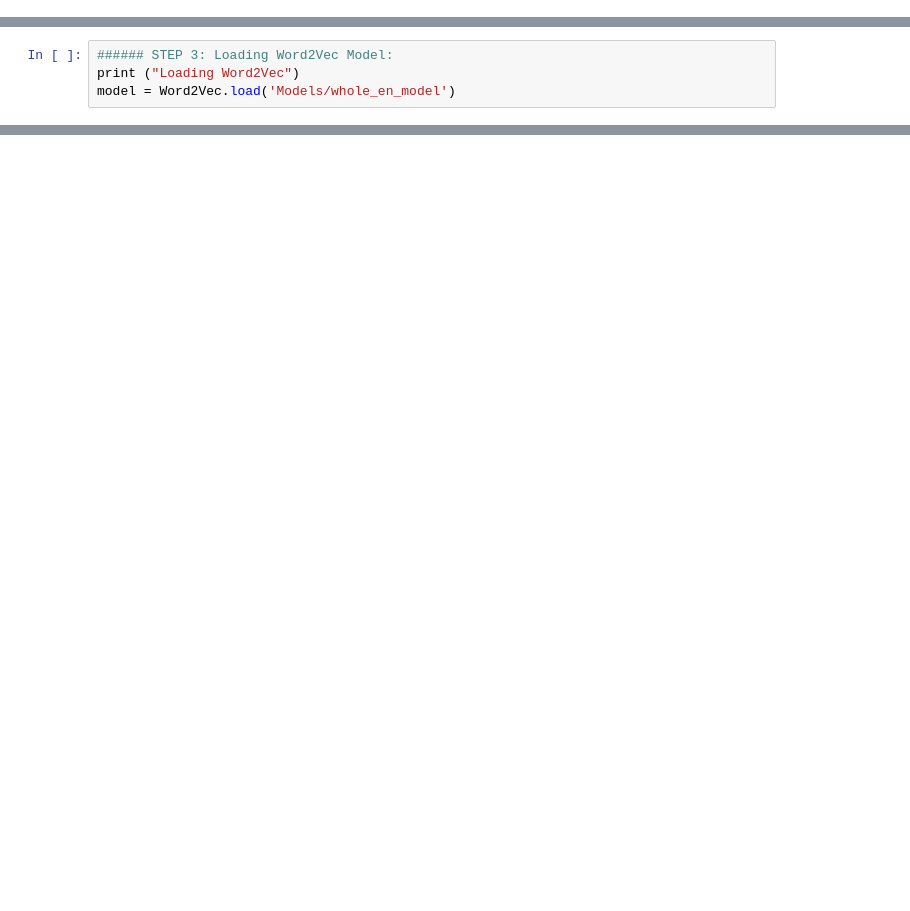
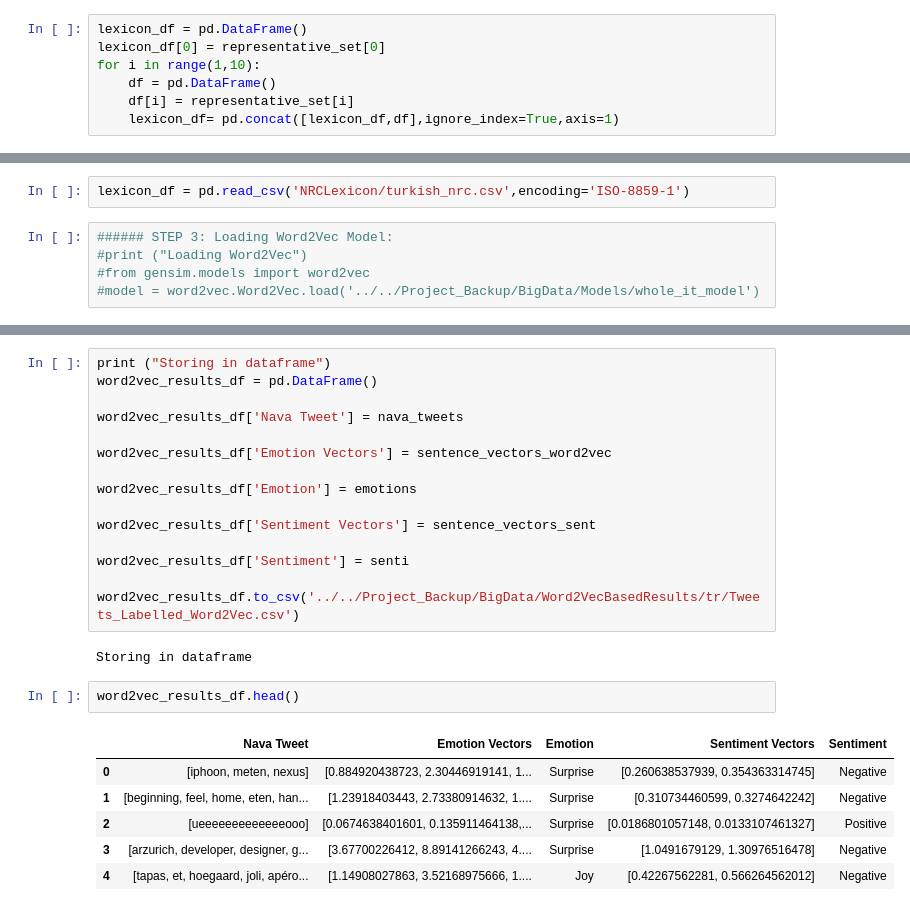
Before and after one commit to meryemmhamdi1/GMR_ADA_Project, a Jupyter notebook: Rule Based Word2Vec.ipynb, the cells around one changed output, grey strips where cells are left out. Drawn from its saved outputs; the diff is of its cells as text; blank space fills up the shorter version.

Commit message:
Updated word2vec approach

```diff
--- a/Rule Based Word2Vec.ipynb
+++ b/Rule Based Word2Vec.ipynb
@@ -32,0 +112,7 @@ unique_lexicon = make_unique_lexicon(lexicon_df)
+# %%
+lexicon_df = pd.DataFrame()
+lexicon_df[0] = representative_set[0]
+for i in range(1,10):
+    df = pd.DataFrame()
+    df[i] = representative_set[i]
+    lexicon_df= pd.concat([lexicon_df,df],ignore_index=True,axis=1)
@@ -33,4 +141,7 @@ unique_lexicon = make_unique_lexicon(lexicon_df)
+# %%
+lexicon_df = pd.read_csv('NRCLexicon/turkish_nrc.csv',encoding='ISO-8859-1')
 # %%
 ###### STEP 3: Loading Word2Vec Model:
-print ("Loading Word2Vec")
-model = Word2Vec.load('Models/whole_en_model')
+#print ("Loading Word2Vec")
+#from gensim.models import word2vec
+#model = word2vec.Word2Vec.load('../../Project_Backup/BigData/Models/whole_it_model')
@@ -47,0 +330,26 @@ nava_tweets[0:2]
+# %%
+print ("Storing in dataframe")
+word2vec_results_df = pd.DataFrame()
+
+word2vec_results_df['Nava Tweet'] = nava_tweets
+
+word2vec_results_df['Emotion Vectors'] = sentence_vectors_word2vec
+
+word2vec_results_df['Emotion'] = emotions
+
+word2vec_results_df['Sentiment Vectors'] = sentence_vectors_sent
+
+word2vec_results_df['Sentiment'] = senti
+
+word2vec_results_df.to_csv('../../Project_Backup/BigData/Word2VecBasedResults/tr/Tweets_Labelled_Word2Vec.csv')
+# %% [output]
+Storing in dataframe
+# %%
+word2vec_results_df.head()
+# %% [output]
+|  | Nava Tweet | Emotion Vectors | Emotion | Sentiment Vectors | Sentiment |
+| 0 | [iphoon, meten, nexus] | [0.884920438723, 2.30446919141, 1... | Surprise | [0.260638537939, 0.354363314745] | Negative |
+| 1 | [beginning, feel, home, eten, han... | [1.23918403443, 2.73380914632, 1.... | Surprise | [0.310734460599, 0.3274642242] | Negative |
+| 2 | [ueeeeeeeeeeeeeooo] | [0.0674638401601, 0.135911464138,... | Surprise | [0.0186801057148, 0.0133107461327] | Positive |
+| 3 | [arzurich, developer, designer, g... | [3.67700226412, 8.89141266243, 4.... | Surprise | [1.0491679129, 1.30976516478] | Negative |
+| 4 | [tapas, et, hoegaard, joli, apéro... | [1.14908027863, 3.52168975666, 1.... | Joy | [0.42267562281, 0.566264562012] | Negative |
```
Also changed, not shown: parts of 21 cells of this notebook, 43 other files.
